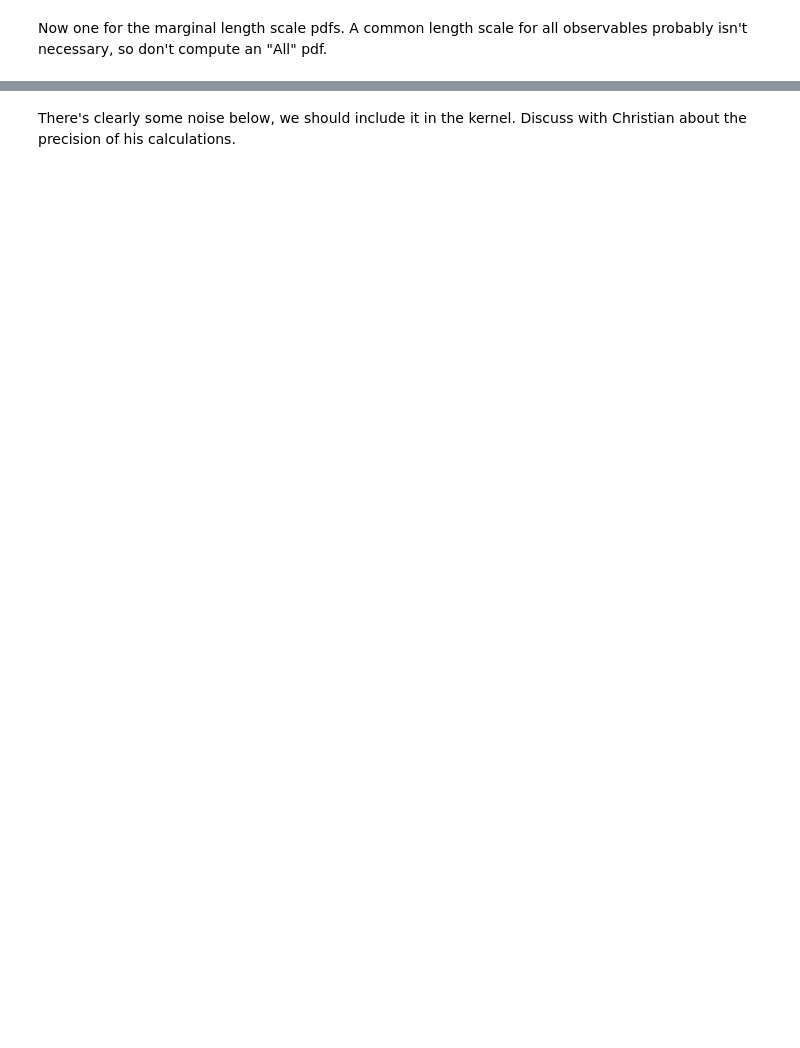
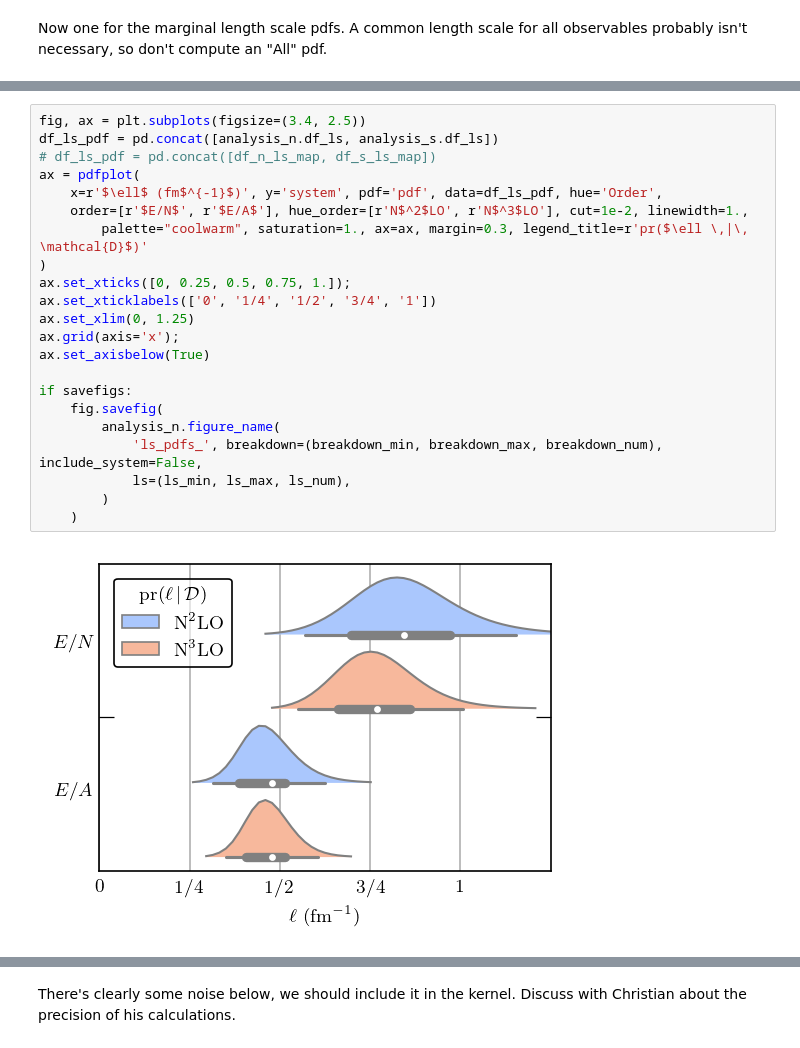
Before and after one commit to buqeye/nuclear-matter-convergence, a Jupyter notebook: analysis/correlated_matter_analysis_refactored.ipynb, the cells around one changed output, grey strips where cells are left out. Saved outputs shown, nothing was run; the diff lists cells and outputs as text; blank space fills up the shorter version.

```diff
--- a/analysis/correlated_matter_analysis_refactored.ipynb
+++ b/analysis/correlated_matter_analysis_refactored.ipynb
@@ -405,3 +690,27 @@ if savefigs:
+# %%
+fig, ax = plt.subplots(figsize=(3.4, 2.5))
+df_ls_pdf = pd.concat([analysis_n.df_ls, analysis_s.df_ls])
+# df_ls_pdf = pd.concat([df_n_ls_map, df_s_ls_map])
+ax = pdfplot(
+    x=r'$\ell$ (fm$^{-1}$)', y='system', pdf='pdf', data=df_ls_pdf, hue='Order',
+    order=[r'$E/N$', r'$E/A$'], hue_order=[r'N$^2$LO', r'N$^3$LO'], cut=1e-2, linewidth=1.,
+        palette="coolwarm", saturation=1., ax=ax, margin=0.3, legend_title=r'pr($\ell \,|\, \mathcal{D}$)'
+)
+ax.set_xticks([0, 0.25, 0.5, 0.75, 1.]);
+ax.set_xticklabels(['0', '1/4', '1/2', '3/4', '1'])
+ax.set_xlim(0, 1.25)
+ax.grid(axis='x');
+ax.set_axisbelow(True)
+
+if savefigs:
+    fig.savefig(
+        analysis_n.figure_name(
+            'ls_pdfs_', breakdown=(breakdown_min, breakdown_max, breakdown_num), include_system=False,
+            ls=(ls_min, ls_max, ls_num),
+        )
+    )
+# %% [output]
+[figure, added]
 # %%
 fig = analysis_n.plot_joint_breakdown_ls(max_idx=3)
 # %% [output]
```
Also changed, not shown: parts of 143 cells of this notebook.
